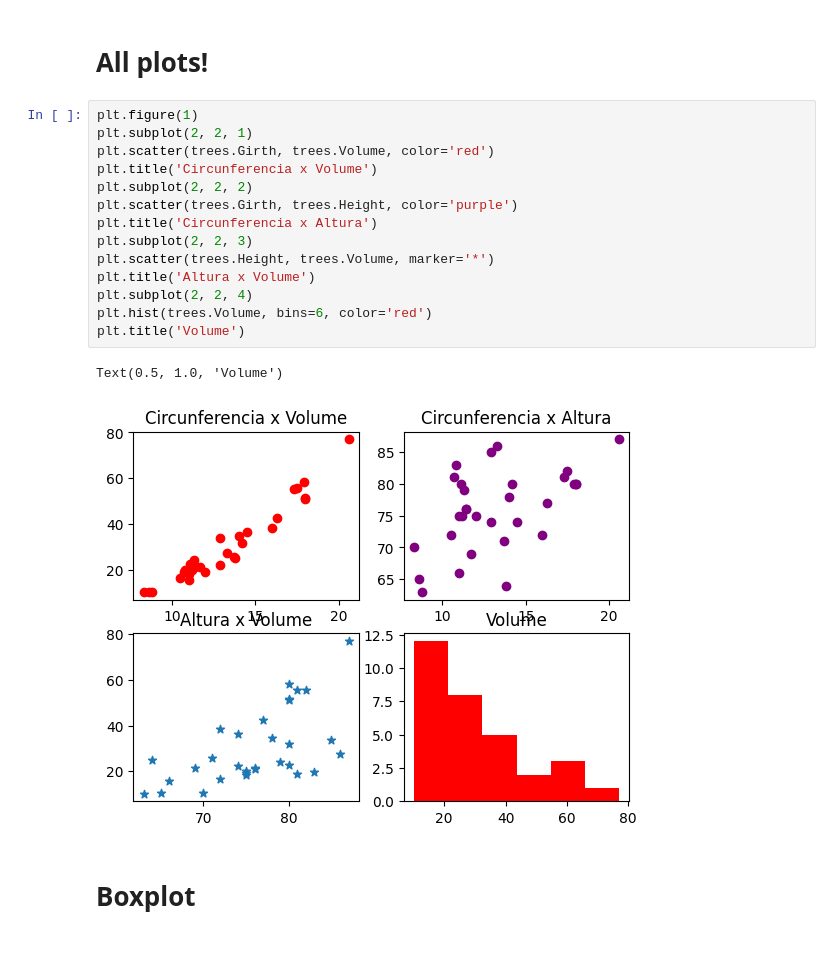
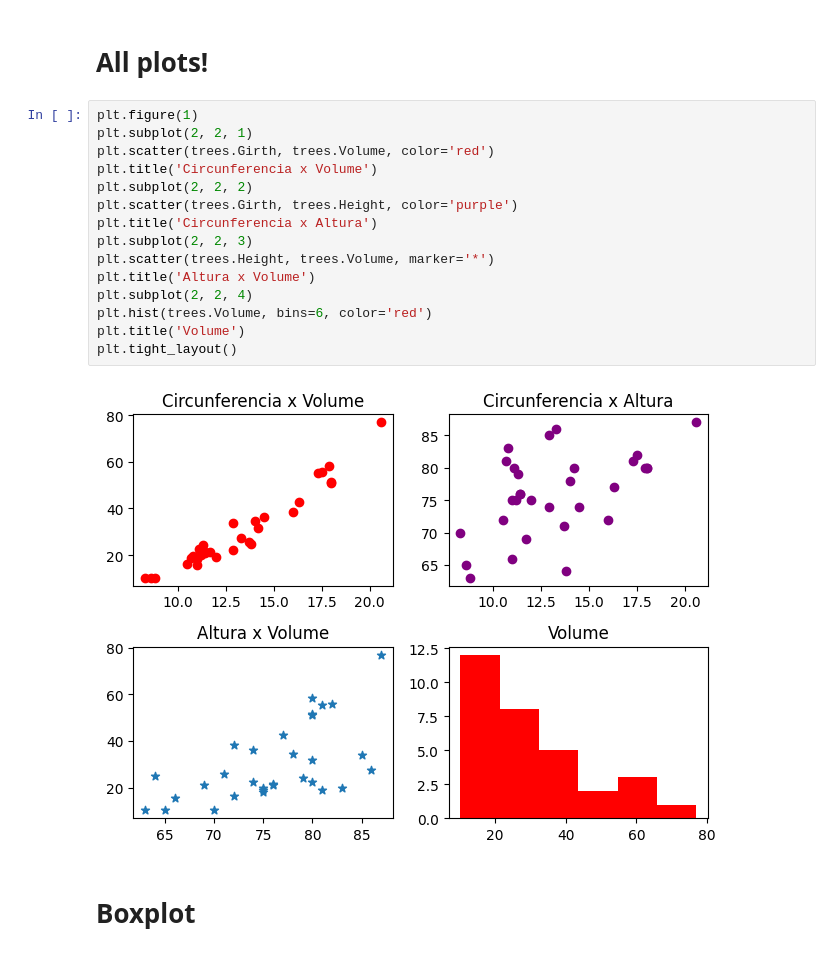
Before and after one commit to glaucoSapucaia/DataScienceStudies, a Jupyter notebook: py_studies/grafico_dashboard/graficos_2.ipynb, the cells around one changed output. Drawn from its saved outputs; the diff is of its cells as text.

```diff
--- a/py_studies/grafico_dashboard/graficos_2.ipynb
+++ b/py_studies/grafico_dashboard/graficos_2.ipynb
@@ -51,20 +51,20 @@ plt.hist(trees.Volume, bins=6, color='red')
 # %%
 plt.figure(1)
 plt.subplot(2, 2, 1)
 plt.scatter(trees.Girth, trees.Volume, color='red')
 plt.title('Circunferencia x Volume')
 plt.subplot(2, 2, 2)
 plt.scatter(trees.Girth, trees.Height, color='purple')
 plt.title('Circunferencia x Altura')
 plt.subplot(2, 2, 3)
 plt.scatter(trees.Height, trees.Volume, marker='*')
 plt.title('Altura x Volume')
 plt.subplot(2, 2, 4)
 plt.hist(trees.Volume, bins=6, color='red')
 plt.title('Volume')
+plt.tight_layout()
 # %% [output]
-Text(0.5, 1.0, 'Volume')
-[figure, old version]
+[figure, new version]
 # %% [markdown]
 # Boxplot
 # %%
```
Also changed, not shown: 1 other file.
